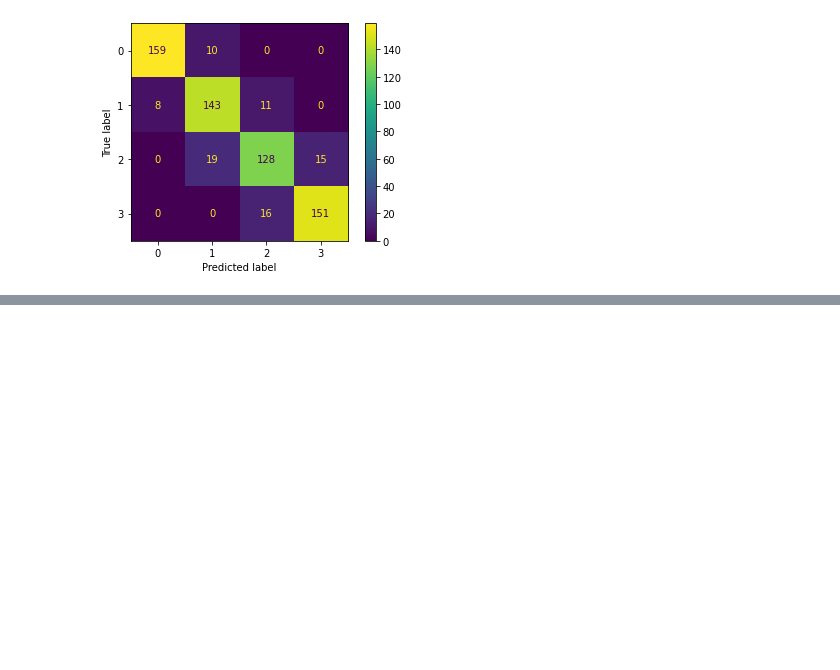
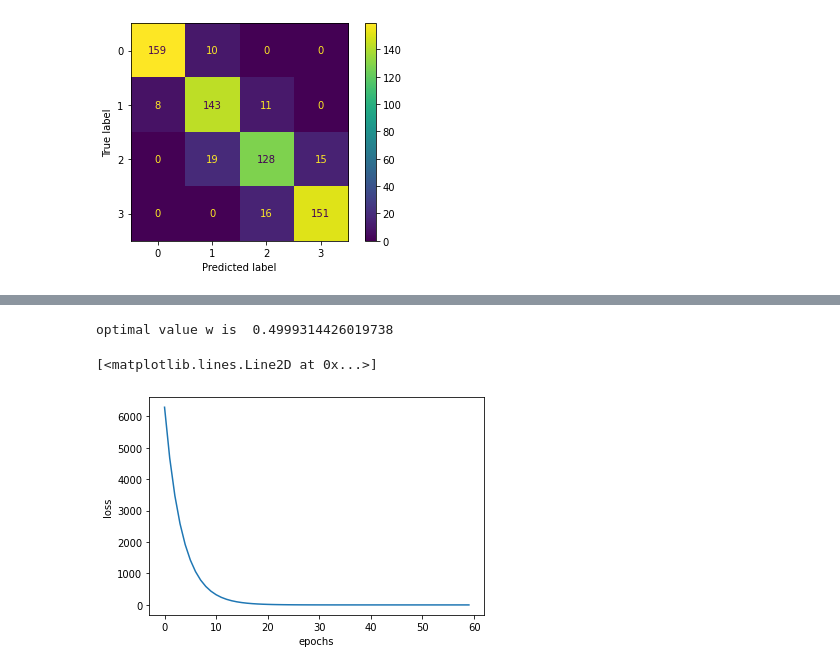
Before and after one commit to karthikhub19/MachineLearningAlogs, a Jupyter notebook: Random_Forest.ipynb, the cells around one changed output, grey strips where cells are left out. Drawn from its saved outputs; the diff is of its cells as text; code cells hidden in the pictures; blank space fills up the shorter version.

```diff
--- a/Random_Forest.ipynb
+++ b/Random_Forest.ipynb
@@ -432,0 +530,32 @@ plt.show()
+# %%
+# let our batch size = 5
+#so we will have 2 batches because n=10  and updates will happen 2 times
+w=0
+gamma=0.000001
+batch_size= 5
+all_costs41=[]
+for k in range(60):
+    for j in range(int(len(x)/batch_size)):
+        cost4=0
+        for i in range(batch_size):
+            z1=single_point_cost(x[i],y[i],w)
+            cost4+=z1
+        if j==1:
+            all_costs41.append(cost4/batch_size) #avearge cost of that batch
+        grad_w41=0
+        for n in range(batch_size):
+            f1=grad(x[i],y[i],w)
+            grad_w41+=f1
+
+        grad_w42=grad_w41/batch_size  #average grad of that function
+
+        w= w- (gamma * grad_w42)  # update takes place after every batch
+
+print("optimal value w is ",w) #optimal value of w
+plt.xlabel("epochs")
+plt.ylabel("loss")
+plt.plot(epochs,all_costs41)
+# %% [output]
+optimal value w is  0.4999314426019738
+[<matplotlib.lines.Line2D at 0x...>]
+[figure, added]
```
Also changed, not shown: parts of 37 cells of this notebook.
